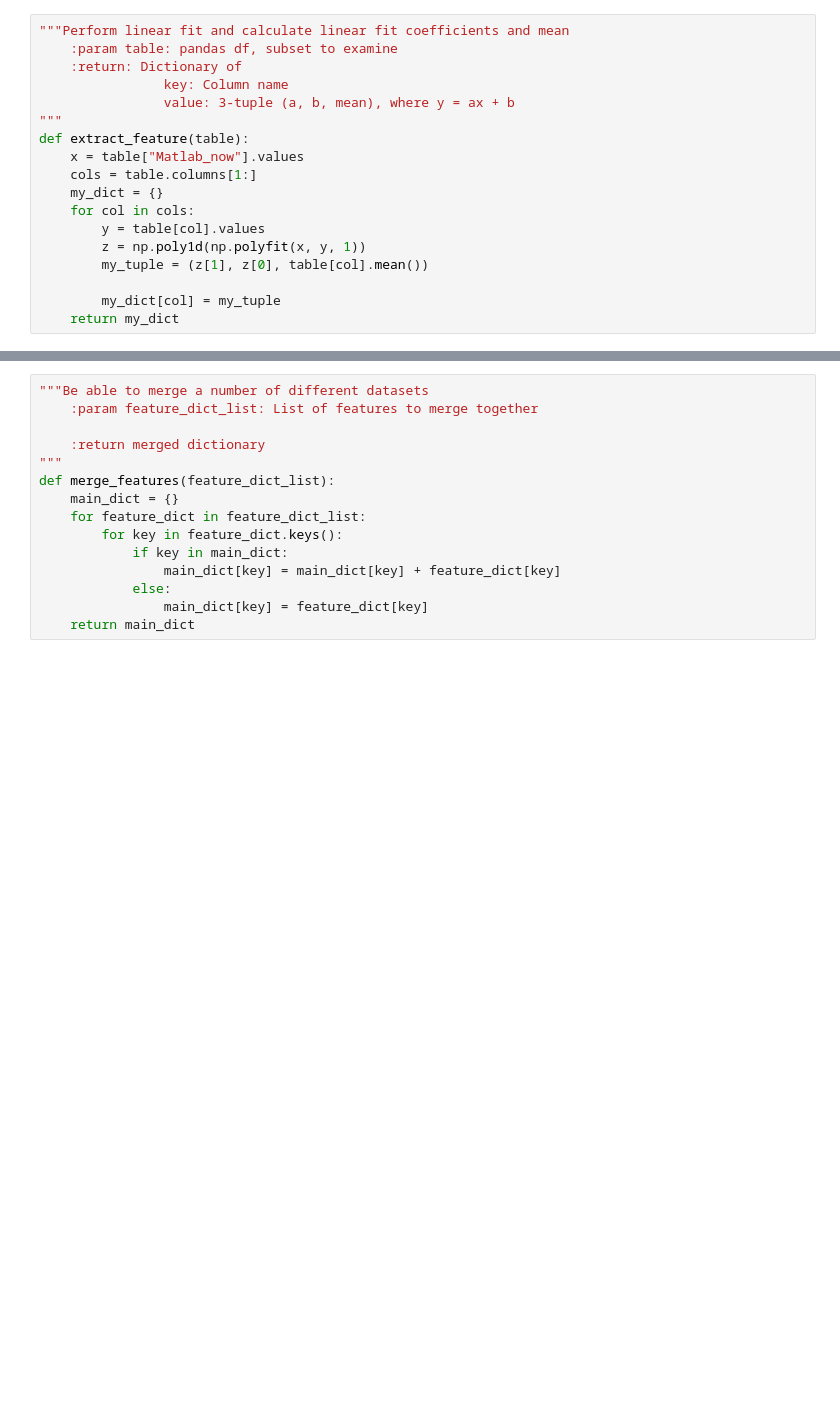
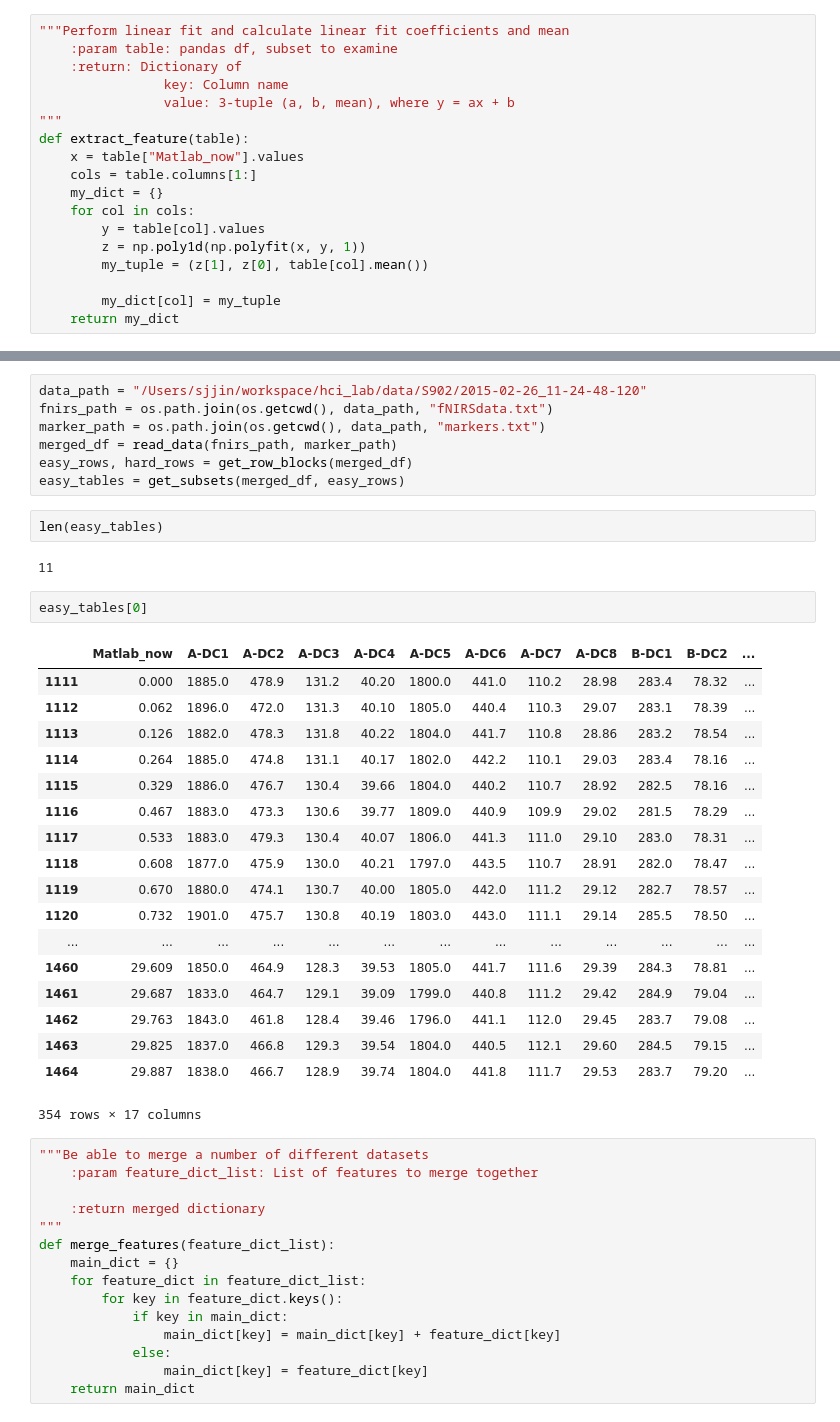
Before and after one commit to jin-sj/hci_lab, a Jupyter notebook: traditional_ml.ipynb, the cells around one changed output, grey strips where cells are left out. Saved outputs shown, nothing was run; the diff lists cells and outputs as text; blank space fills up the shorter version.

```diff
--- a/traditional_ml.ipynb
+++ b/traditional_ml.ipynb
@@ -119,3 +146,35 @@ def get_features_for_dataset(data_path):
+# %%
+data_path = "/Users/sjjin/workspace/hci_lab/data/S902/2015-02-26_11-24-48-120"
+fnirs_path = os.path.join(os.getcwd(), data_path, "fNIRSdata.txt")
+marker_path = os.path.join(os.getcwd(), data_path, "markers.txt")
+merged_df = read_data(fnirs_path, marker_path)
+easy_rows, hard_rows = get_row_blocks(merged_df)
+easy_tables = get_subsets(merged_df, easy_rows)
+# %%
+len(easy_tables)
+# %% [output]
+11
+# %%
+easy_tables[0]
+# %% [output]
+|  | Matlab_now | A-DC1 | A-DC2 | A-DC3 | A-DC4 | A-DC5 | A-DC6 | A-DC7 | A-DC8 | B-DC1 | B-DC2 | ... |
+| 1111 | 0.000 | 1885.0 | 478.9 | 131.2 | 40.20 | 1800.0 | 441.0 | 110.2 | 28.98 | 283.4 | 78.32 | ... |
+| 1112 | 0.062 | 1896.0 | 472.0 | 131.3 | 40.10 | 1805.0 | 440.4 | 110.3 | 29.07 | 283.1 | 78.39 | ... |
+| 1113 | 0.126 | 1882.0 | 478.3 | 131.8 | 40.22 | 1804.0 | 441.7 | 110.8 | 28.86 | 283.2 | 78.54 | ... |
+| 1114 | 0.264 | 1885.0 | 474.8 | 131.1 | 40.17 | 1802.0 | 442.2 | 110.1 | 29.03 | 283.4 | 78.16 | ... |
+| 1115 | 0.329 | 1886.0 | 476.7 | 130.4 | 39.66 | 1804.0 | 440.2 | 110.7 | 28.92 | 282.5 | 78.16 | ... |
+| 1116 | 0.467 | 1883.0 | 473.3 | 130.6 | 39.77 | 1809.0 | 440.9 | 109.9 | 29.02 | 281.5 | 78.29 | ... |
+| 1117 | 0.533 | 1883.0 | 479.3 | 130.4 | 40.07 | 1806.0 | 441.3 | 111.0 | 29.10 | 283.0 | 78.31 | ... |
+| 1118 | 0.608 | 1877.0 | 475.9 | 130.0 | 40.21 | 1797.0 | 443.5 | 110.7 | 28.91 | 282.0 | 78.47 | ... |
+| 1119 | 0.670 | 1880.0 | 474.1 | 130.7 | 40.00 | 1805.0 | 442.0 | 111.2 | 29.12 | 282.7 | 78.57 | ... |
+| 1120 | 0.732 | 1901.0 | 475.7 | 130.8 | 40.19 | 1803.0 | 443.0 | 111.1 | 29.14 | 285.5 | 78.50 | ... |
+| ... | ... | ... | ... | ... | ... | ... | ... | ... | ... | ... | ... | ... |
+| 1460 | 29.609 | 1850.0 | 464.9 | 128.3 | 39.53 | 1805.0 | 441.7 | 111.6 | 29.39 | 284.3 | 78.81 | ... |
+| 1461 | 29.687 | 1833.0 | 464.7 | 129.1 | 39.09 | 1799.0 | 440.8 | 111.2 | 29.42 | 284.9 | 79.04 | ... |
+| 1462 | 29.763 | 1843.0 | 461.8 | 128.4 | 39.46 | 1796.0 | 441.1 | 112.0 | 29.45 | 283.7 | 79.08 | ... |
+| 1463 | 29.825 | 1837.0 | 466.8 | 129.3 | 39.54 | 1804.0 | 440.5 | 112.1 | 29.60 | 284.5 | 79.15 | ... |
+| 1464 | 29.887 | 1838.0 | 466.7 | 128.9 | 39.74 | 1804.0 | 441.8 | 111.7 | 29.53 | 283.7 | 79.20 | ... |
+354 rows × 17 columns
 # %%
 """Be able to merge a number of different datasets
     :param feature_dict_list: List of features to merge together
```
Also changed, not shown: parts of 16 cells of this notebook.
